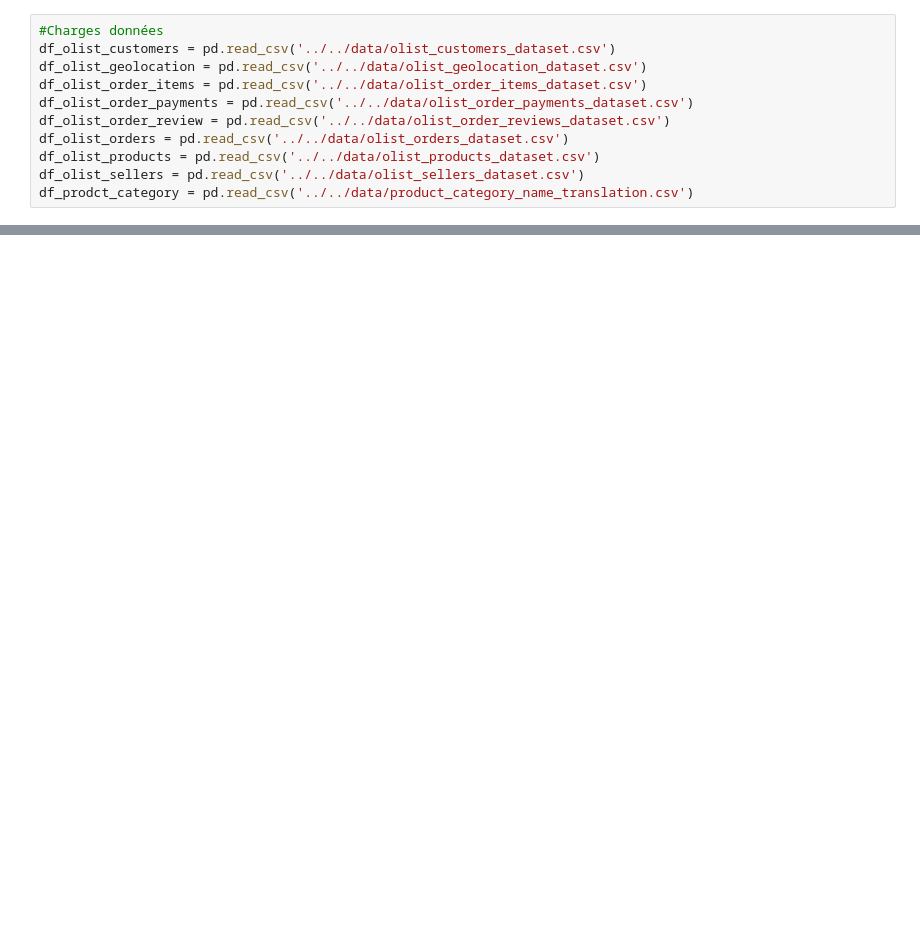
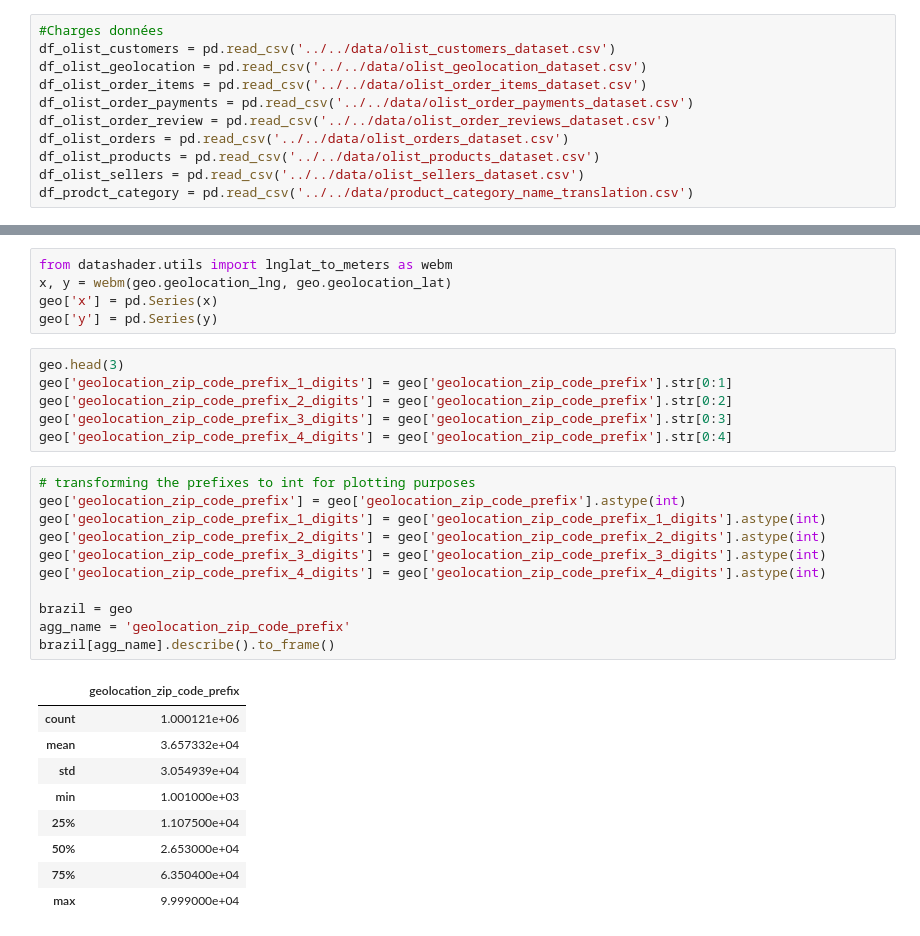
Before and after one commit to Grandpied33/OlistKaggle, a Jupyter notebook: src/Notebooks/OlistData.ipynb, the cells around one changed output, grey strips where cells are left out. Cells and saved outputs as stored; diff of their text form; blank space fills up the shorter version.

```diff
--- a/src/Notebooks/OlistData.ipynb
+++ b/src/Notebooks/OlistData.ipynb
@@ -14,0 +74,32 @@ df_prodct_category = pd.read_csv('../../data/product_category_name_translation.c
+# %%
+from datashader.utils import lnglat_to_meters as webm
+x, y = webm(geo.geolocation_lng, geo.geolocation_lat)
+geo['x'] = pd.Series(x)
+geo['y'] = pd.Series(y)
+# %%
+geo.head(3)
+geo['geolocation_zip_code_prefix_1_digits'] = geo['geolocation_zip_code_prefix'].str[0:1]
+geo['geolocation_zip_code_prefix_2_digits'] = geo['geolocation_zip_code_prefix'].str[0:2]
+geo['geolocation_zip_code_prefix_3_digits'] = geo['geolocation_zip_code_prefix'].str[0:3]
+geo['geolocation_zip_code_prefix_4_digits'] = geo['geolocation_zip_code_prefix'].str[0:4]
+# %%
+# transforming the prefixes to int for plotting purposes
+geo['geolocation_zip_code_prefix'] = geo['geolocation_zip_code_prefix'].astype(int)
+geo['geolocation_zip_code_prefix_1_digits'] = geo['geolocation_zip_code_prefix_1_digits'].astype(int)
+geo['geolocation_zip_code_prefix_2_digits'] = geo['geolocation_zip_code_prefix_2_digits'].astype(int)
+geo['geolocation_zip_code_prefix_3_digits'] = geo['geolocation_zip_code_prefix_3_digits'].astype(int)
+geo['geolocation_zip_code_prefix_4_digits'] = geo['geolocation_zip_code_prefix_4_digits'].astype(int)
+
+brazil = geo
+agg_name = 'geolocation_zip_code_prefix'
+brazil[agg_name].describe().to_frame()
+# %% [output]
+|  | geolocation_zip_code_prefix |
+| count | 1.000121e+06 |
+| mean | 3.657332e+04 |
+| std | 3.054939e+04 |
+| min | 1.001000e+03 |
+| 25% | 1.107500e+04 |
+| 50% | 2.653000e+04 |
+| 75% | 6.350400e+04 |
+| max | 9.999000e+04 |
```
Also changed, not shown: parts of 12 cells of this notebook.
